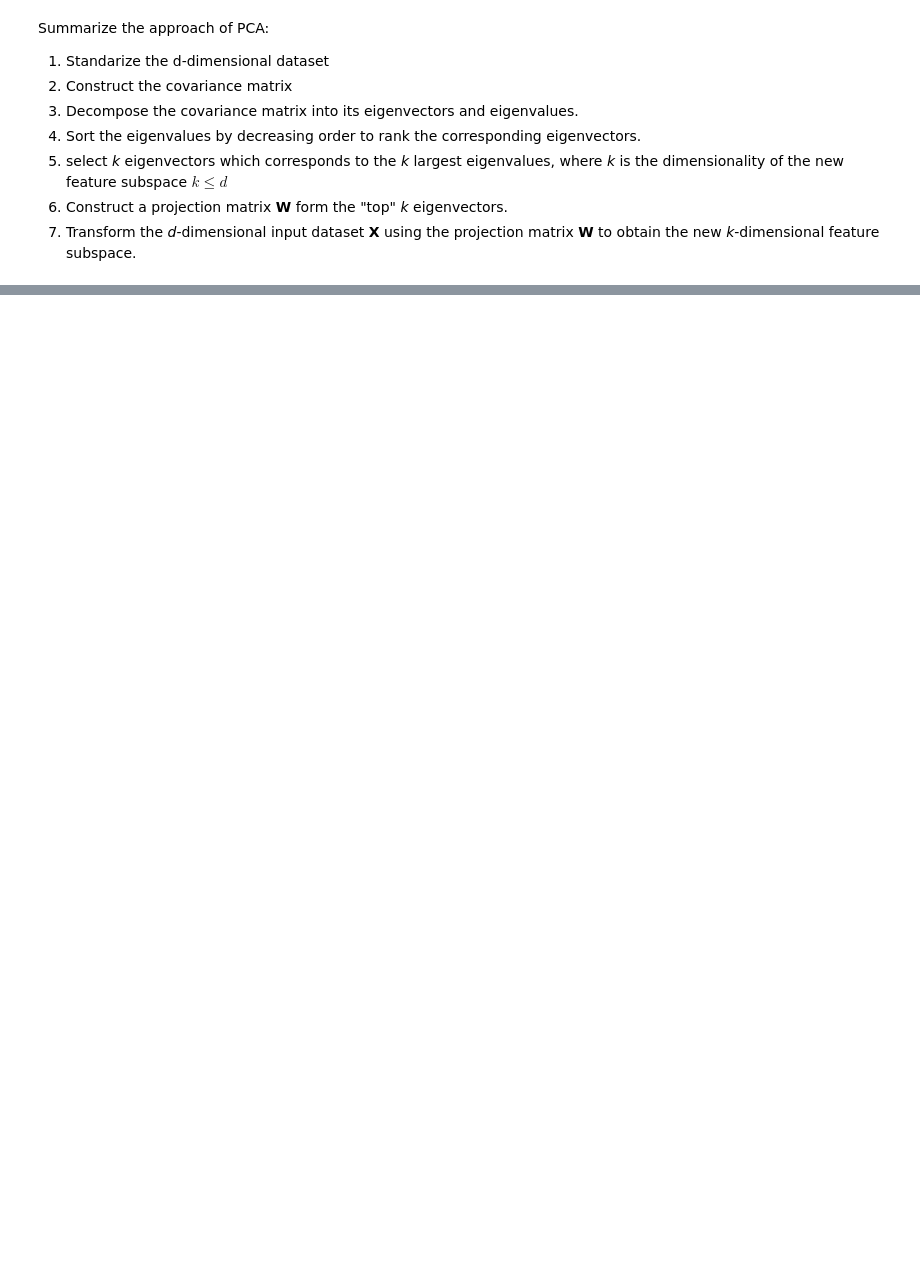
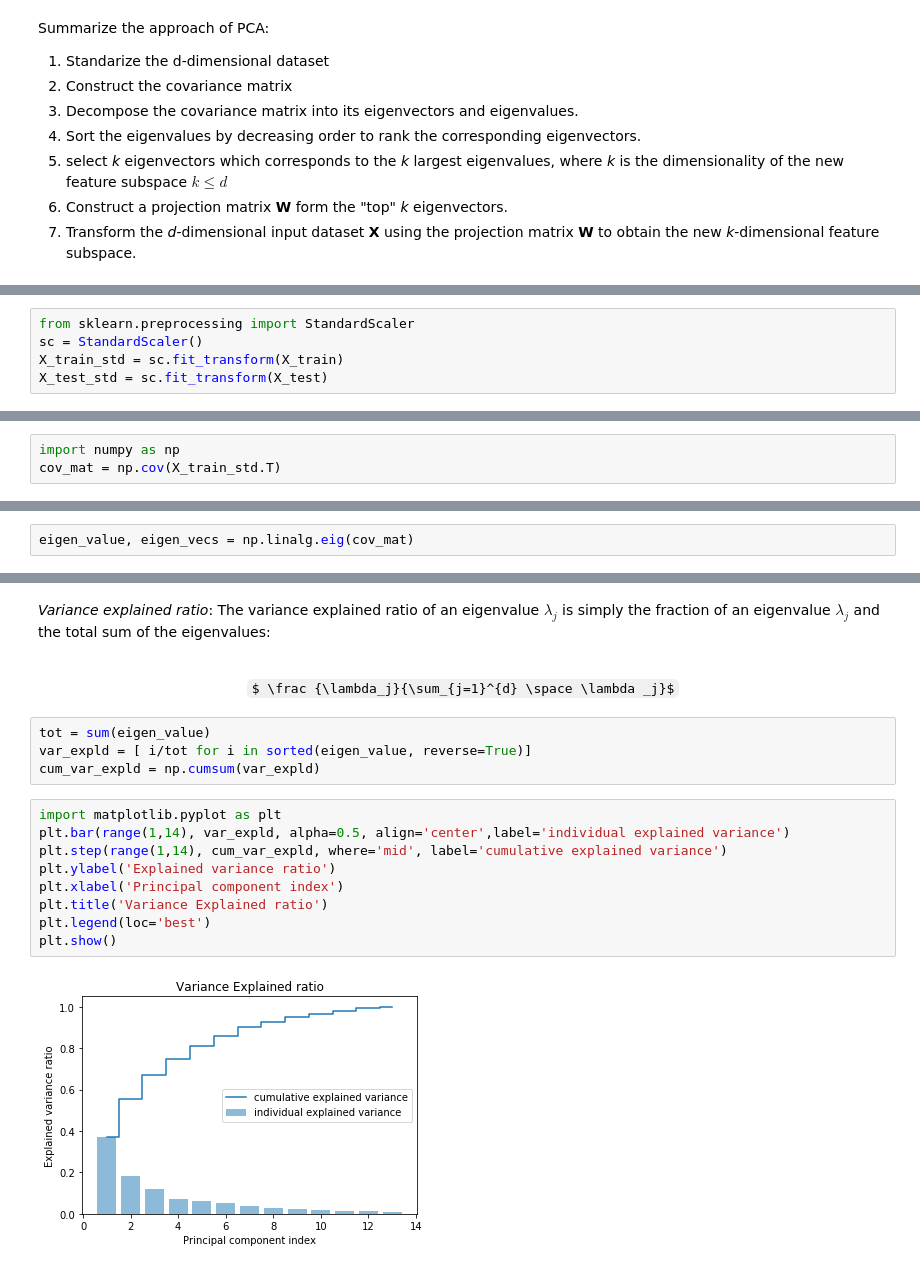
Before and after one commit to katamit/python_ml_Raschka, a Jupyter notebook: chap5-Dimensionality-Reduction/PCA.ipynb, the cells around one changed output, grey strips where cells are left out. Saved outputs shown, nothing was run; the diff lists cells and outputs as text; some formulas as TeX source; blank space fills up the shorter version.

Commit message:
PCA explained variance ratio implemented

```diff
--- a/chap5-Dimensionality-Reduction/PCA.ipynb
+++ b/chap5-Dimensionality-Reduction/PCA.ipynb
@@ -34,0 +43,5 @@ __Note :__ PCA are highly sensitive to data scaling, we need to standarize featu
+# %%
+from sklearn.preprocessing import StandardScaler
+sc = StandardScaler()
+X_train_std = sc.fit_transform(X_train)
+X_test_std = sc.fit_transform(X_test)
@@ -34,0 +59,3 @@ __Note :__ PCA are highly sensitive to data scaling, we need to standarize featu
+# %%
+import numpy as np
+cov_mat = np.cov(X_train_std.T)
@@ -34,0 +92,2 @@ __Note :__ PCA are highly sensitive to data scaling, we need to standarize featu
+# %%
+eigen_value, eigen_vecs = np.linalg.eig(cov_mat)
@@ -34,0 +122,19 @@ __Note :__ PCA are highly sensitive to data scaling, we need to standarize featu
+# %% [markdown]
+_Variance explained ratio_: The variance explained ratio of an eigenvalue $\lambda_j$ is simply the fraction of an eigenvalue $\lambda_j$ and the total sum of the eigenvalues:<br><br>
+
+<center style='font-size:16px;'>$ \frac {\lambda_j}{\sum_{j=1}^{d} \space \lambda _j}$</center>
+# %%
+tot = sum(eigen_value)
+var_expld = [ i/tot for i in sorted(eigen_value, reverse=True)]
+cum_var_expld = np.cumsum(var_expld)
+# %%
+import matplotlib.pyplot as plt
+plt.bar(range(1,14), var_expld, alpha=0.5, align='center',label='individual explained variance')
+plt.step(range(1,14), cum_var_expld, where='mid', label='cumulative explained variance')
+plt.ylabel('Explained variance ratio')
+plt.xlabel('Principal component index')
+plt.title('Variance Explained ratio')
+plt.legend(loc='best')
+plt.show()
+# %% [output]
+[figure, added]
```
Also changed, not shown: parts of 25 cells of this notebook.
